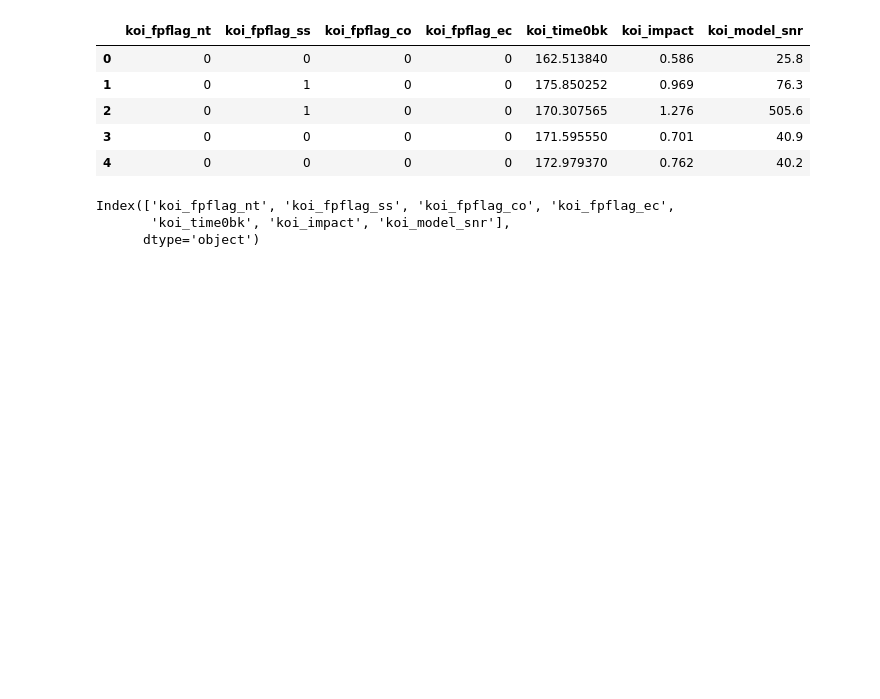
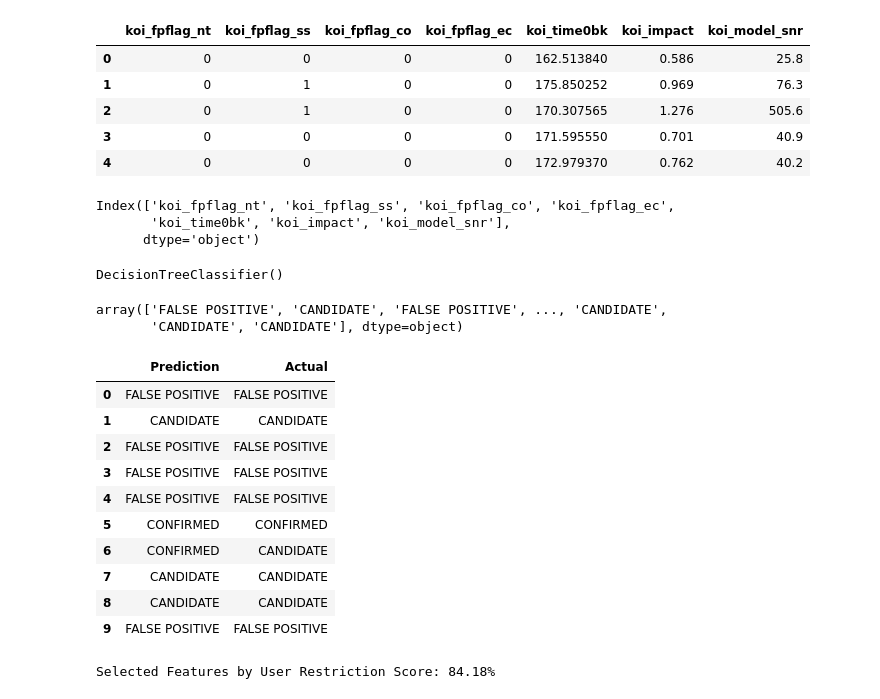
Before and after one commit to RaulMaya/Kepler-Telescope-Search, a Jupyter notebook: models/decision_tree/decision_tree.ipynb, the cells around one changed output. Saved outputs shown, nothing was run; the diff lists cells and outputs as text; code cells hidden in the pictures; blank space fills up the shorter version.

```diff
--- a/models/decision_tree/decision_tree.ipynb
+++ b/models/decision_tree/decision_tree.ipynb
@@ -170,8 +199,8 @@ X_train_scaled = X_scaler.transform(X_train)
 # %%
 top_features = (desc_tree.feature_importances_ >= .02)
 # %%
-relevant_features = features.loc[:,top_features]
-relevant_features.head()
+sv_relevant_features = features.loc[:,top_features]
+sv_relevant_features.head()
 # %% [output]
 |  | koi_fpflag_nt | koi_fpflag_ss | koi_fpflag_co | koi_fpflag_ec | koi_time0bk | koi_impact | koi_model_snr |
 | 0 | 0 | 0 | 0 | 0 | 162.513840 | 0.586 | 25.8 |
@@ -185,3 +214,38 @@ relevant_features.columns
 Index(['koi_fpflag_nt', 'koi_fpflag_ss', 'koi_fpflag_co', 'koi_fpflag_ec',
        'koi_time0bk', 'koi_impact', 'koi_model_snr'],
       dtype='object')
+# %%
+X_train, X_test, y_train, y_test = train_test_split(sv_relevant_features, target, test_size = 0.3, random_state = 42)
+X_scaler = MinMaxScaler().fit(X_train)
+X_train_scaled = X_scaler.transform(X_train)
+X_test_scaled = X_scaler.transform(X_test)
+# %%
+sv_desc_tree = tree.DecisionTreeClassifier()
+sv_desc_tree.fit(X_train_scaled, y_train)
+# %% [output]
+DecisionTreeClassifier()
+# %%
+sv_predict = sv_desc_tree.predict(X_test_scaled)
+sv_predict
+# %% [output]
+array(['FALSE POSITIVE', 'CANDIDATE', 'FALSE POSITIVE', ..., 'CANDIDATE',
+       'CANDIDATE', 'CANDIDATE'], dtype=object)
+# %%
+predictor_df = pd.DataFrame({'Prediction':sv_predict, 'Actual':y_test}).reset_index(drop=True)
+predictor_df.head(10)
+# %% [output]
+|  | Prediction | Actual |
+| 0 | FALSE POSITIVE | FALSE POSITIVE |
+| 1 | CANDIDATE | CANDIDATE |
+| 2 | FALSE POSITIVE | FALSE POSITIVE |
+| 3 | FALSE POSITIVE | FALSE POSITIVE |
+| 4 | FALSE POSITIVE | FALSE POSITIVE |
+| 5 | CONFIRMED | CONFIRMED |
+| 6 | CONFIRMED | CANDIDATE |
+| 7 | CANDIDATE | CANDIDATE |
+| 8 | CANDIDATE | CANDIDATE |
+| 9 | FALSE POSITIVE | FALSE POSITIVE |
+# %%
+print(f"Selected Features by User Restriction Score: {round(sv_desc_tree.score(X_test_scaled, y_test)*100,2)}%")
+# %% [output]
+Selected Features by User Restriction Score: 84.18%
```
Also changed, not shown: parts of 12 cells of this notebook.
